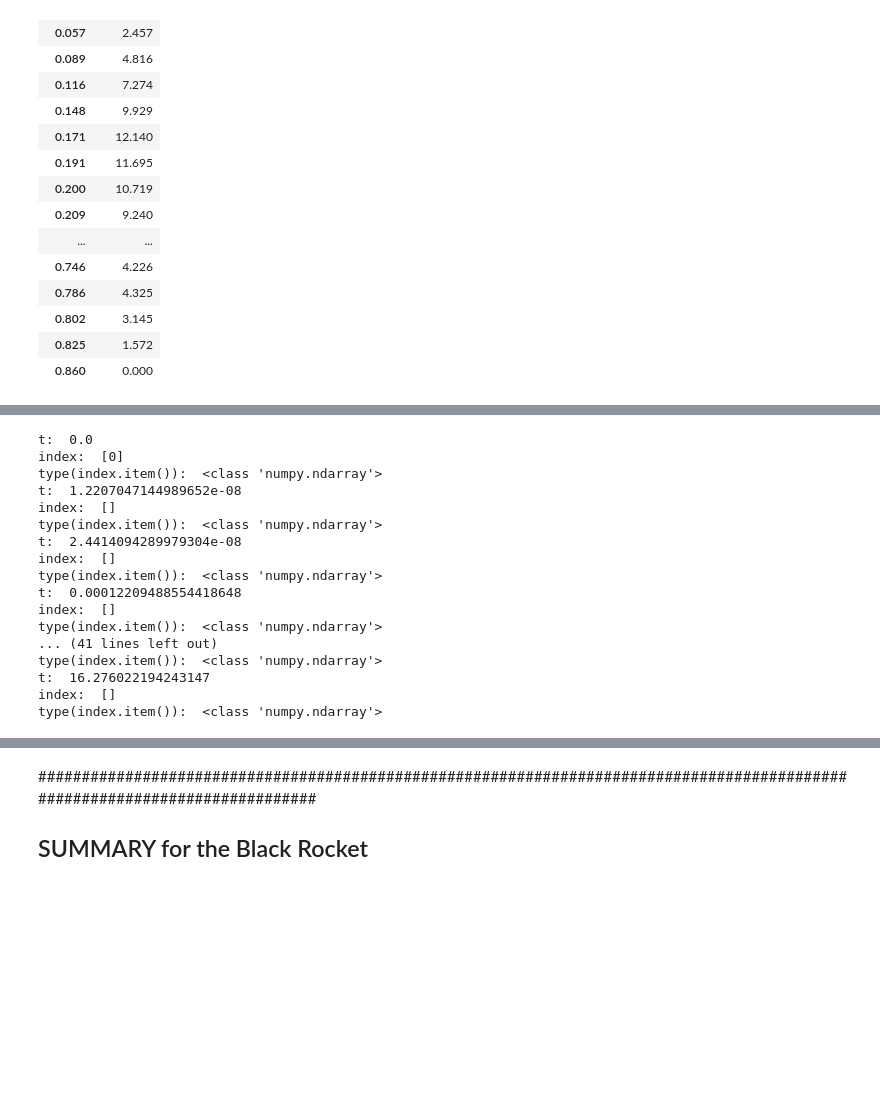
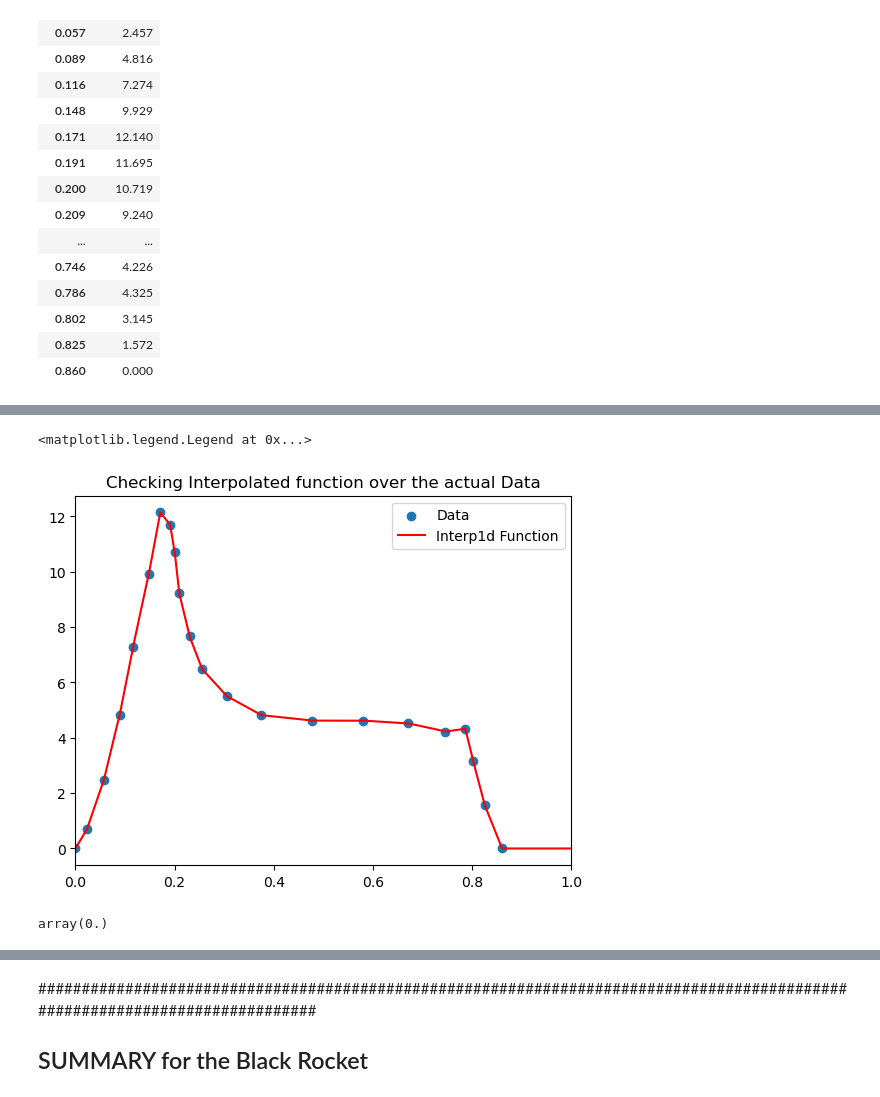
Before and after one commit to BamtolYy/rocket, a Jupyter notebook: simulation/2DRocketSim.ipynb, the cells around one changed output, grey strips where cells are left out. Saved outputs shown, nothing was run; the diff lists cells and outputs as text; code cells hidden in the pictures; blank space fills up the shorter version.

```diff
--- a/simulation/2DRocketSim.ipynb
+++ b/simulation/2DRocketSim.ipynb
@@ -191,3 +194,18 @@ plt.xlim([0,1])
+# %%
+thrust_function = interp1d(t,fit)
+type(thrust_function)
+plt.scatter(ThrustData[:,0],ThrustData[:,1])
+plt.plot(t,thrust_function(t),color="red")
+plt.title('Checking Interpolated function over the actual Data')
+plt.xlim([0,1])
+plt.legend(['Data','Interp1d Function'])
+# %% [output]
+<matplotlib.legend.Legend at 0x...>
+[figure, added]
+# %%
+thrust_function(6.99)
+# %% [output]
+array(0.)
 # %%
 # ## Second attempt at fitting Thrust Curve to be used in the ODE
 # def func(x, a, b):
@@ -293,26 +311,7 @@ plt.xlim([0,1])
 # plt.xlabel('Time (s)')
 # plt.ylabel('Newton (N)')
 # %%
-time = t
-solution = odeint(twoDRocket_ODE, x0, t, args = (g, m, IG, a, alpha, rho, S, Cl,fit,time))
+solution = odeint(twoDRocket_ODE, x0, t, args = (g, m, IG, a, alpha, rho, S, Cl, thrust_function))
-# %% [output]
-t:  0.0
-index:  [0]
-type(index.item()):  <class 'numpy.ndarray'>
-t:  1.2207047144989652e-08
-index:  []
-type(index.item()):  <class 'numpy.ndarray'>
-t:  2.4414094289979304e-08
-index:  []
-type(index.item()):  <class 'numpy.ndarray'>
-t:  0.00012209488554418648
-index:  []
-type(index.item()):  <class 'numpy.ndarray'>
-... (41 lines left out)
-type(index.item()):  <class 'numpy.ndarray'>
-t:  16.276022194243147
-index:  []
-type(index.item()):  <class 'numpy.ndarray'>
 # %%
 plt.plot(t, solution[:,0])
 plt.plot(t, solution[:,1])
```
Also changed, not shown: parts of 9 cells of this notebook, 1 other file.
